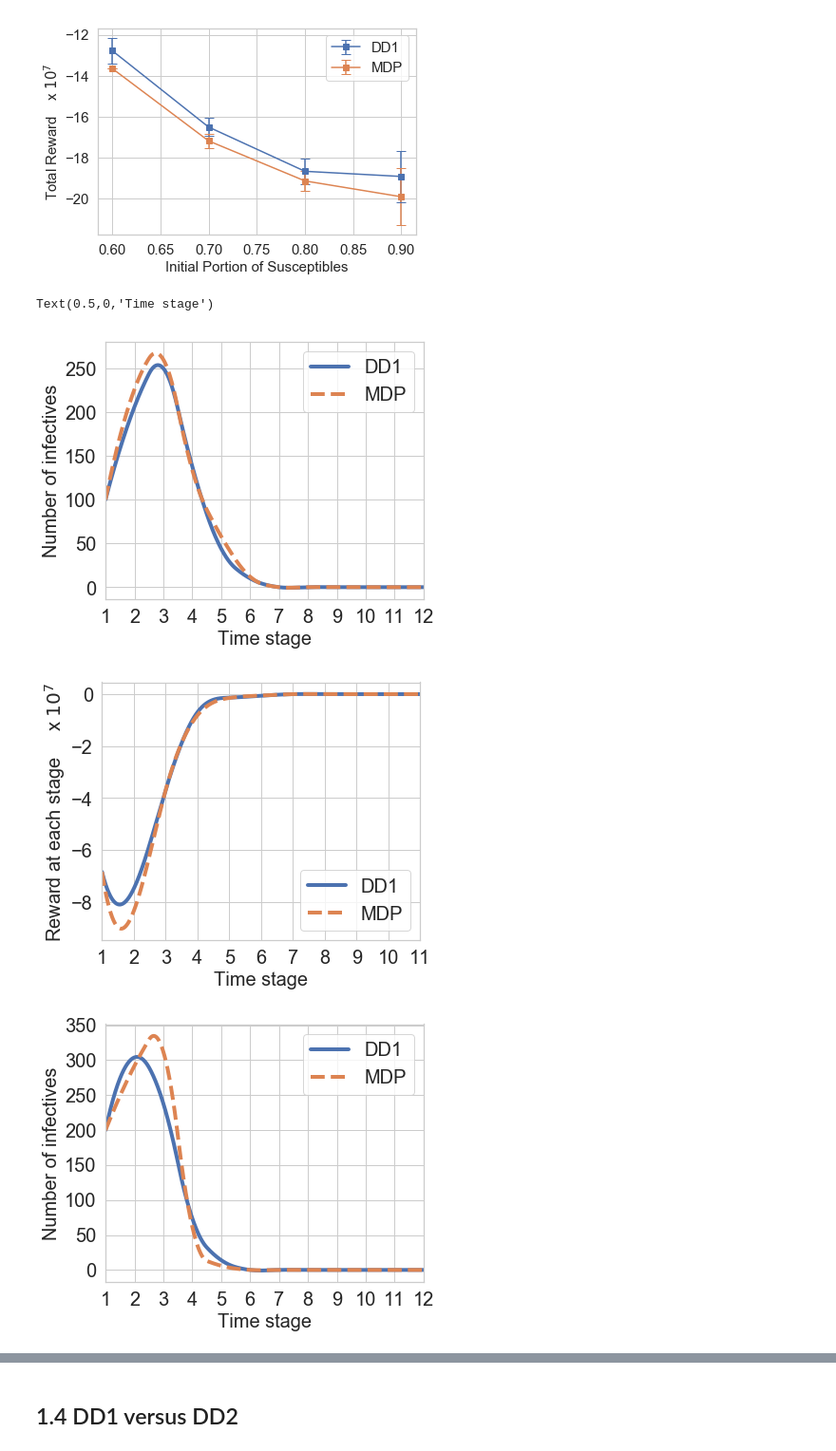
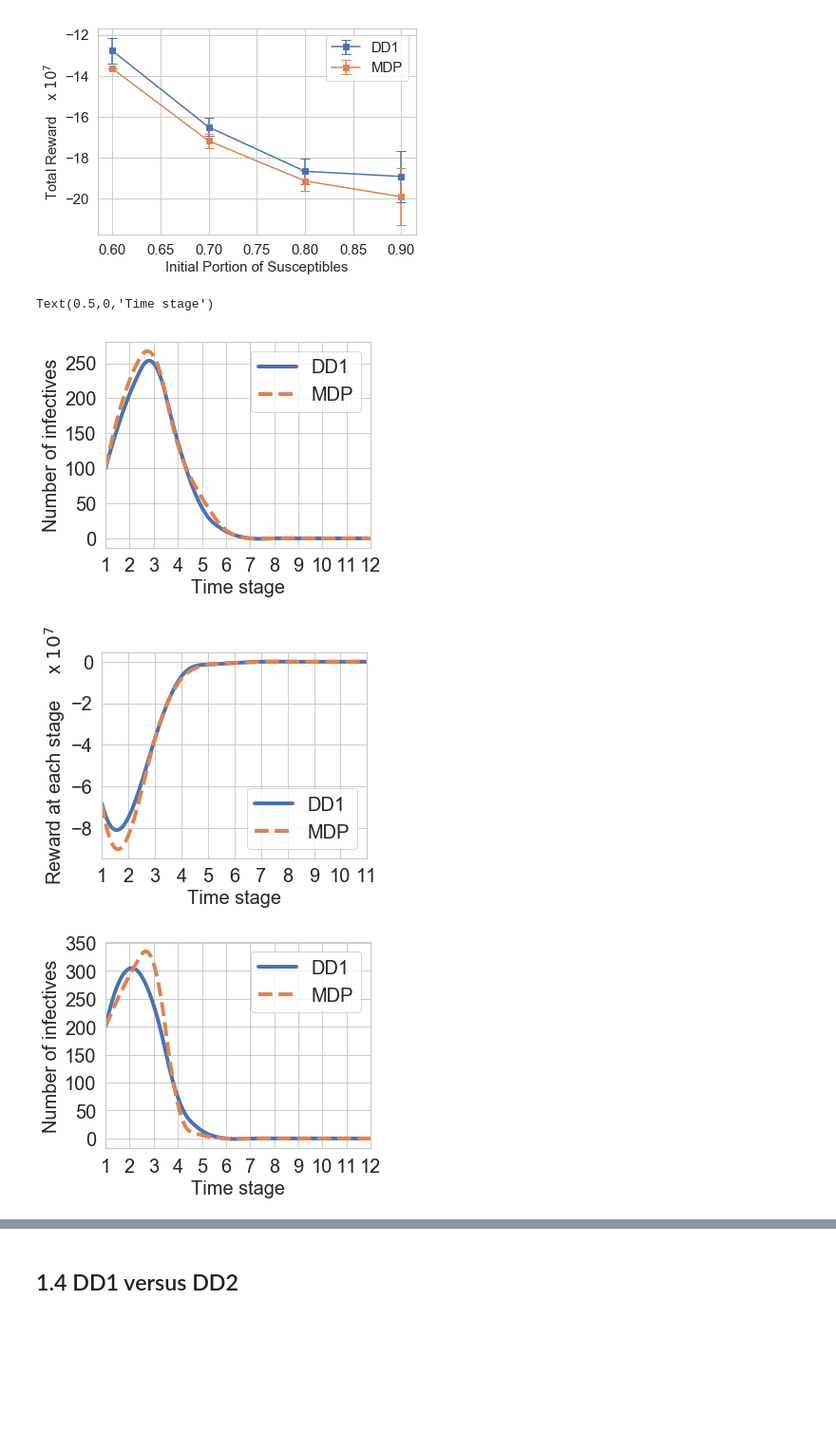
Before and after one commit to kadysongbb/drmdp, a Jupyter notebook: plot.ipynb, the cells around one changed output, grey strips where cells are left out. Shown: that part at 95% size. Cells and saved outputs as stored; diff of their text form; code cells hidden in the pictures; blank space fills up the shorter version.

```diff
--- a/plot.ipynb
+++ b/plot.ipynb
@@ -78,7 +78,7 @@ xi_mdp_9 = [100, 226, 260, 134,  58,  12,   0,   0,   0,   0,   0,   0]
 f_dd19 = interp1d(np.arange(1,13), xi_dd1_9, kind='quadratic')
 f_mdp9 = interp1d(np.arange(1,13), xi_mdp_9, kind='quadratic')
 xnew = np.linspace(1,12,num=1000)
-plt.figure(figsize=(6,5))
+plt.figure(figsize=(5,4))
 plt.plot(xnew, f_dd19(xnew),'-',label = 'DD1',linewidth = 4, color = blue)
 plt.plot(xnew, f_mdp9(xnew), '--',label = 'MDP',linewidth = 4, color = orange)
 
@@ -97,7 +97,7 @@ r_mdp_9 = np.asarray([-6.83753247e+07,-8.34440555e+07,-3.70326659e+07,-8.1645643
 g_dd19 = interp1d(np.arange(1,12), r_dd1_9, kind='cubic')
 g_mdp9 = interp1d(np.arange(1,12), r_mdp_9, kind='cubic')
 xnew = np.linspace(1,11,num=1000)
-plt.figure(figsize=(6,5))
+plt.figure(figsize=(5,4))
 plt.plot(xnew, g_dd19(xnew),'-',label = 'DD1',linewidth = 4, color = blue)
 plt.plot(xnew, g_mdp9(xnew), '--',label = 'MDP',linewidth = 4, color = orange)
 
@@ -116,7 +116,7 @@ xi_mdp_8 = [200, 292, 312,  62,   6,   0,   0,   0,   0,   0,   0,   0]
 f_dd18 = interp1d(np.arange(1,13), xi_dd1_8, kind='quadratic')
 f_mdp8 = interp1d(np.arange(1,13), xi_mdp_8, kind='quadratic')
 xnew = np.linspace(1,12,num=1000)
-plt.figure(figsize=(6,5))
+plt.figure(figsize=(5,4))
 plt.plot(xnew, f_dd18(xnew),'-',label = 'DD1',linewidth = 4, color = blue)
 plt.plot(xnew, f_mdp8(xnew), '--',label = 'MDP',linewidth = 4, color = orange)
 
@@ -135,7 +135,7 @@ r_mdp_8 = np.asarray([-9.70685925e+07,-8.83248171e+07,-5.32454515e+06,-2911443.9
 g_dd18 = interp1d(np.arange(1,12), r_dd1_8, kind='cubic')
 g_mdp8 = interp1d([1,2,3,3.5,4,5,6,7,8,9,10,11], r_mdp_8, kind='cubic')
 xnew = np.linspace(1,11,num=1000)
-plt.figure(figsize=(6,5))
+plt.figure(figsize=(5,4))
 plt.plot(xnew, g_dd18(xnew),'-',label = 'DD1',linewidth = 4, color = blue)
 plt.plot(xnew, g_mdp8(xnew), '--',label = 'MDP',linewidth = 4, color = orange)
 
@@ -154,7 +154,7 @@ xi_mdp_7 = [300, 354, 198,  40,   6,   0,   0,   0,   0,   0,   0,   0]
 f_dd17 = interp1d(np.arange(1,13), xi_dd1_7, kind='quadratic')
 f_mdp7 = interp1d(np.arange(1,13), xi_mdp_7, kind='quadratic')
 xnew = np.linspace(1,12,num=1000)
-plt.figure(figsize=(6,5))
+plt.figure(figsize=(5,4))
 plt.plot(xnew, f_dd17(xnew),'-',label = 'DD1',linewidth = 4, color = blue)
 plt.plot(xnew, f_mdp7(xnew), '--',label = 'MDP',linewidth = 4, color = orange)
 
@@ -173,7 +173,7 @@ r_mdp_7 = np.asarray([-1.09317168e+08,-5.56570404e+07,-5.76595154e+06,-8.0481634
 g_dd17 = interp1d(np.arange(1,12), r_dd1_7, kind='cubic')
 g_mdp7 = interp1d(np.arange(1,12), r_mdp_7, kind='cubic')
 xnew = np.linspace(1,11,num=1000)
-plt.figure(figsize=(6,5))
+plt.figure(figsize=(5,4))
 plt.plot(xnew, g_dd17(xnew),'-',label = 'DD1',linewidth = 4, color = blue)
 plt.plot(xnew, g_mdp7(xnew), '--',label = 'MDP',linewidth = 4, color = orange)
 
@@ -191,40 +191,40 @@ xi_mdp_6 = [400, 448,  62,   0,   0,   0,   0,   0,   0,   0,   0,   0]
 f_dd16 = interp1d(np.arange(1,13), xi_dd1_6, kind='quadratic')
 f_mdp6 = interp1d(np.arange(1,13), xi_mdp_6, kind='quadratic')
 xnew = np.linspace(1,12,num=1000)
-plt.figure(figsize=(6,5))
+plt.figure(figsize=(5,4))
 plt.plot(xnew, f_dd16(xnew),'-',label = 'DD1',linewidth = 4, color = blue)
 plt.plot(xnew, f_mdp6(xnew), '--',label = 'MDP',linewidth = 4, color = orange)
 
 plt.legend(fontsize = 20)
 plt.xticks(fontsize= 20)
 plt.yticks(fontsize= 20)
 plt.xticks(np.arange(1,13))
 plt.xlim((1,12))
 plt.ylabel('Number of infectives', fontsize = 20)
 plt.xlabel('Time stage', fontsize = 20)
 
 r_dd1_6 = np.asarray([-1.09444940e+08,-1.71380513e+07,-1.00394941e+06,-1.96723295e+05,-3.16649675e-09,-3.16649675e-09,-3.16649675e-09,-3.16649675e-09,
                      -3.16649675e-09,-3.16649675e-09,-3.16649675e-09])/10**7
 r_mdp_6 = np.asarray([-1.33129632e+08,-2.99349412e+06,-1666924.206,-3.40354292e+05,-4.65661287e-09,-4.65661287e-09,-4.65661287e-09,-4.65661287e-09,-4.65661287e-09,
                      -4.65661287e-09,-4.65661287e-09,-4.65661287e-09])/10**7
 g_dd16 = interp1d(np.arange(1,12), r_dd1_6, kind='cubic')
 g_mdp6 = interp1d([1,2,2.5,3,4,5,6,7,8,9,10,11], r_mdp_6, kind='cubic')
 xnew = np.linspace(1,11,num=1000)
-plt.figure(figsize=(6,5))
+plt.figure(figsize=(5,4))
 plt.plot(xnew, g_dd16(xnew),'-',label = 'DD1',linewidth = 4, color = blue)
 plt.plot(xnew, g_mdp6(xnew), '--',label = 'MDP',linewidth = 4, color = orange)
 
 plt.legend(fontsize = 20)
 plt.xticks(fontsize= 20)
 plt.yticks(fontsize= 20)
 plt.xticks(np.arange(1,12))
 plt.xlim((1,11))
 plt.ylabel('Reward at each stage     x $10^7$', fontsize = 20)
 plt.xlabel('Time stage', fontsize = 20)
 
 #####
 # %% [output]
 Text(0.5,0,'Time stage')
-[figure, old version]
+[figure, new version]
-[figure, old version]
+[figure, new version]
-[figure, old version]
+[figure, new version]
```
Also changed, not shown: parts of 3 cells of this notebook, 9 other files.
